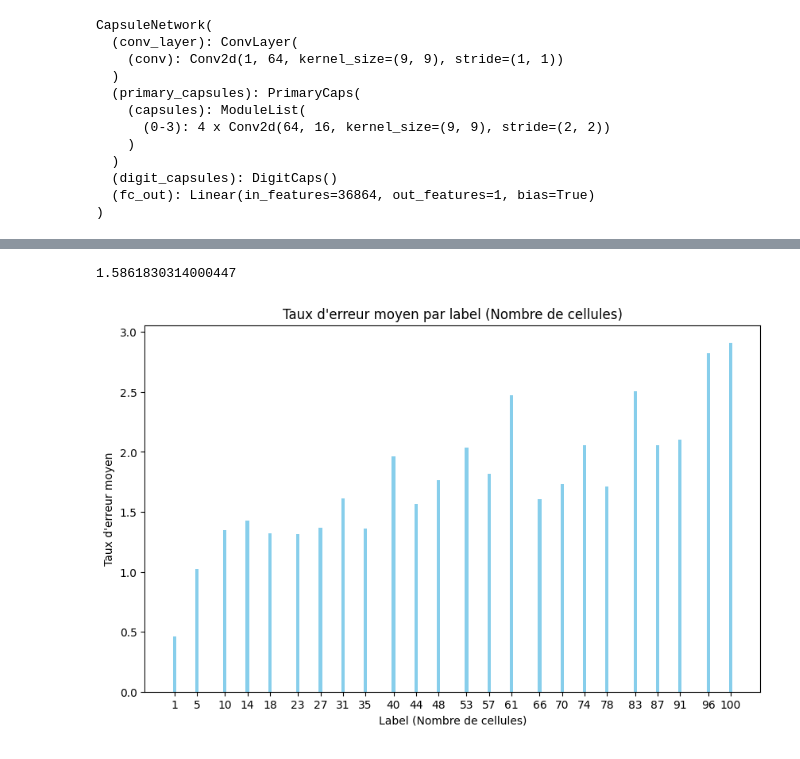
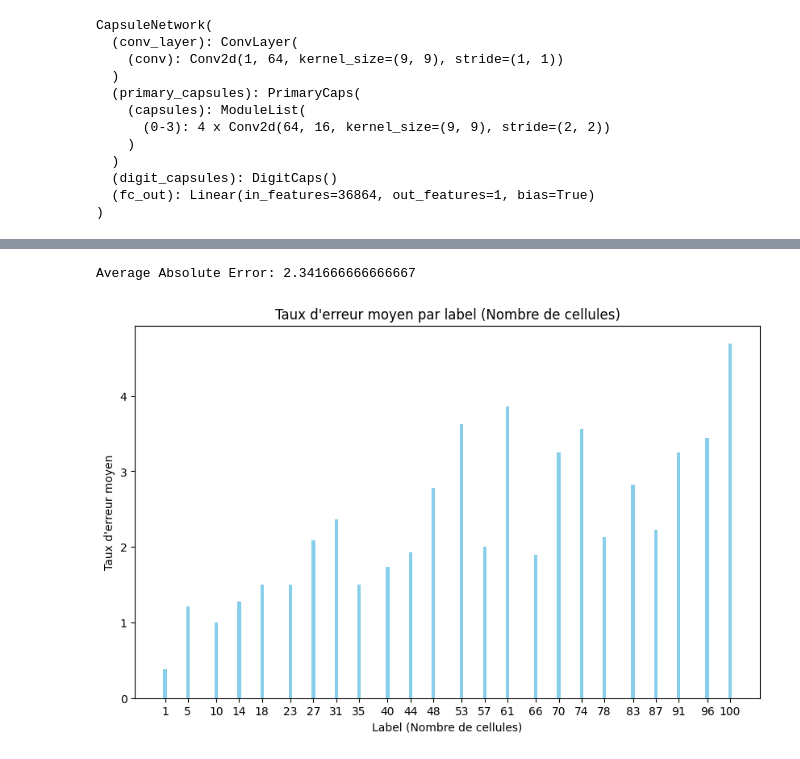
Before and after one commit to Faberra57/cobalt, a Jupyter notebook: CapsuleNetworks/capsNetMinstipynb.ipynb, the cells around one changed output, grey strips where cells are left out. Cells and saved outputs as stored; diff of their text form; code cells hidden in the pictures.

```diff
--- a/CapsuleNetworks/capsNetMinstipynb.ipynb
+++ b/CapsuleNetworks/capsNetMinstipynb.ipynb
@@ -89,7 +115,7 @@ import numpy as np
 dataiter = iter(train_loader)
 
 # Use the built-in next() function to get a batch
-images, labels = next(dataiter)
+images, labels,filesname = next(dataiter)
 images = images.numpy()
 
 # plot the images in the batch, along with the corresponding labels
@@ -204,6 +135,6 @@ def dynamic_routing(b_ij, u_hat, squash, routing_iterations=3):
 TRAIN_ON_GPU = torch.cuda.is_available()
 
 if(TRAIN_ON_GPU):
-    print('Training on GPU!')
+      device="cuda"
 else:
-    print('Only CPU available')
+    device="cpu"
@@ -284,15 +141,3 @@ class Decoder(nn.Module):
-# %%
-class CapsuleNetwork(nn.Module):
-    def __init__(self):
-        super(CapsuleNetwork, self).__init__()
-        self.conv_layer = ConvLayer(in_channels=1, out_channels=256)  # 1 canal pour niveaux de gris
-        self.primary_capsules = PrimaryCaps(num_capsules=8, in_channels=256, out_channels=32)
-        self.digit_capsules = DigitCaps(previous_layer_nodes=32*6*6, in_channels=8, out_channels=16)
-
-    def forward(self, images):
-        primary_caps_output = self.primary_capsules(self.conv_layer(images))
-        caps_output = self.digit_capsules(primary_caps_output).squeeze().mean(dim=-1)  # Réduction scalaire
-        return caps_output  # Retourne directement le nombre prédit
 # %%
 class ConvLayer(nn.Module):
     def __init__(self, in_channels=1, out_channels=64):
@@ -383,13 +228,8 @@ Estimated Total Size (MB): 9.57
 ----------------------------------------------------------------
 # %%
 # instantiate and print net
-capsule_net = CapsuleNetwork()
-
+capsule_net = CapsuleNetwork().to(device)
 print(capsule_net)
-
-# move model to GPU, if available
-if TRAIN_ON_GPU:
-    capsule_net = capsule_net.cuda()
 # %% [output]
 CapsuleNetwork(
   (conv_layer): ConvLayer(
@@ -476,7 +330,7 @@ KeyboardInterrupt:
 # %%
 import torch
 
-def average_absolute_error(model_path,model, data_loader, device='cuda' if torch.cuda.is_available() else 'cpu'):
+def average_absolute_error(model_path, model, data_loader, device='cuda' if torch.cuda.is_available() else 'cpu'):
     model.load_state_dict(torch.load(model_path, map_location=device))
     model.to(device)
     model.eval()  # Passer le modèle en mode évaluation
@@ -484,74 +338,80 @@ def average_absolute_error(model_path,model, data_loader, device='cuda' if torch
     total_samples = 0  # Nombre total d'échantillons
 
     with torch.no_grad():  # Pas de calcul des gradients
-        for images, labels in data_loader:
+        for images, labels, filename in data_loader:
             images, labels = images.to(device), labels.to(device)  # Envoyer sur le device
 
             outputs = model(images)  # Prédictions du modèle
 
+            # Arrondir les sorties à l'entier le plus proche
+            rounded_outputs = torch.round(outputs.squeeze())
+
             # Calculer l'erreur absolue
-            error = torch.abs(outputs.squeeze() - labels.float())  # Erreur absolue
+            error = torch.abs(rounded_outputs - labels.float())  # Erreur absolue après arrondi
             total_error += error.sum().item()  # Somme des erreurs
             total_samples += len(images)  # Nombre d'images traitées
 
     # Calculer l'erreur absolue moyenne
     average_error = total_error / total_samples
     return average_error
-average_absolute_error('model.pt',capsule_net,test_loader)
+
+# Appeler la fonction
+average_error = average_absolute_error('model.pt', capsule_net, test_loader)
+print(f'Average Absolute Error: {average_error}')
 # %% [output]
-1.5861830314000447
+Average Absolute Error: 2.341666666666667
 # %%
 import torch
 import matplotlib.pyplot as plt
 import numpy as np
 
-def plot_error_rate_by_label(model_path,model, data_loader, device='cuda' if torch.cuda.is_available() else 'cpu'):
-
+def plot_error_rate_by_label(model_path, model, data_loader, device='cuda' if torch.cuda.is_available() else 'cpu'):
     model.load_state_dict(torch.load(model_path, map_location=device))
     model.to(device)
-    # Assurez-vous que le modèle est en mode évaluation
-    model.eval()
+    model.eval()  # Passer le modèle en mode évaluation
 
     # Dictionnaire pour stocker les erreurs par label
     errors_by_label = {}
 
     # Calcul des erreurs pour chaque image
     with torch.no_grad():
-        for images, labels in data_loader:
+        for images, labels, _ in data_loader:
             images, labels = images.to(device), labels.to(device)
 
             # Prédiction du modèle
             outputs = model(images)
 
+            # Arrondir les prédictions à l'entier le plus proche
+            rounded_outputs = torch.round(outputs.squeeze())
+
             # Calcul des erreurs
-            errors = torch.abs(outputs.squeeze() - labels.float())  # Erreur absolue entre prédiction et label
+            errors = torch.abs(rounded_outputs - labels.float())  # Erreur absolue entre prédiction arrondie et label
 
             # Enregistrer les erreurs par label
             for label, error in zip(labels.cpu().numpy(), errors.cpu().numpy()):
                 if label.item() not in errors_by_label:
                     errors_by_label[label.item()] = []
                 errors_by_label[label.item()].append(error)
 
     # Calcul du taux d'erreur moyen par label
     avg_errors_by_label = {label: np.mean(errors) for label, errors in errors_by_label.items()}
 
     # Tracer l'histogramme
     labels = list(avg_errors_by_label.keys())
     avg_errors = list(avg_errors_by_label.values())
 
     plt.figure(figsize=(10, 6))
     plt.bar(labels, avg_errors, width=0.6, color='skyblue')
     plt.xlabel('Label (Nombre de cellules)')
     plt.ylabel('Taux d\'erreur moyen')
     plt.title('Taux d\'erreur moyen par label (Nombre de cellules)')
     plt.xticks(labels)
     plt.show()
 
 # Exemple d'utilisation avec un modèle et un DataLoader de test
-# plot_error_rate_by_label(capsule_net, test_loader)
-plot_error_rate_by_label('model.pt',capsule_net,test_loader)
+plot_error_rate_by_label('model.pt', capsule_net, test_loader)
 # %% [output]
-[figure, old version]
+[figure, new version]
 # %%
 import matplotlib.pyplot as plt
 import torch
```
Also changed, not shown: parts of 15 cells of this notebook, 5 other files.
